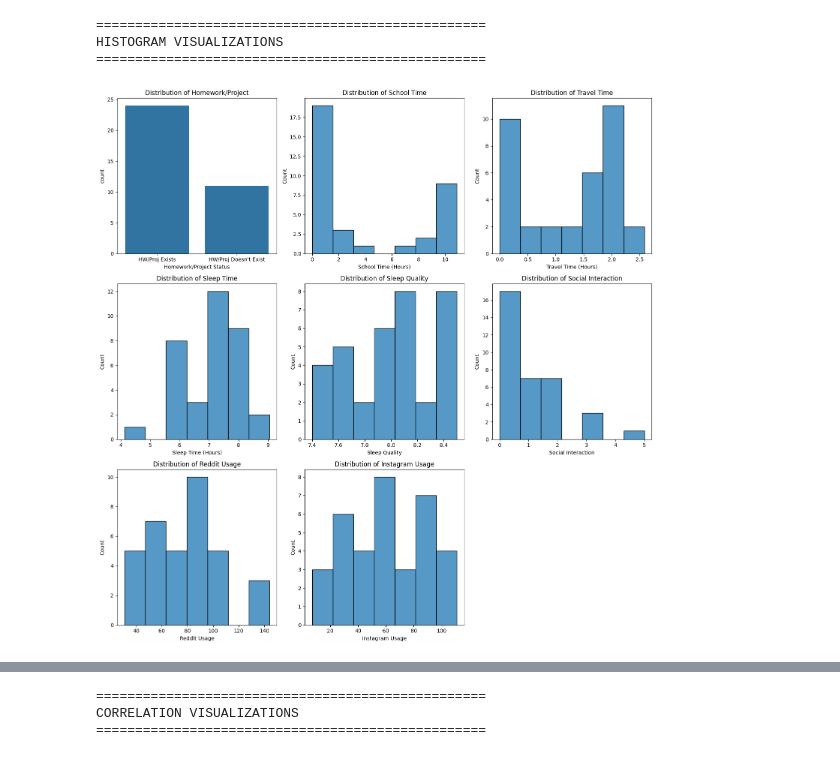
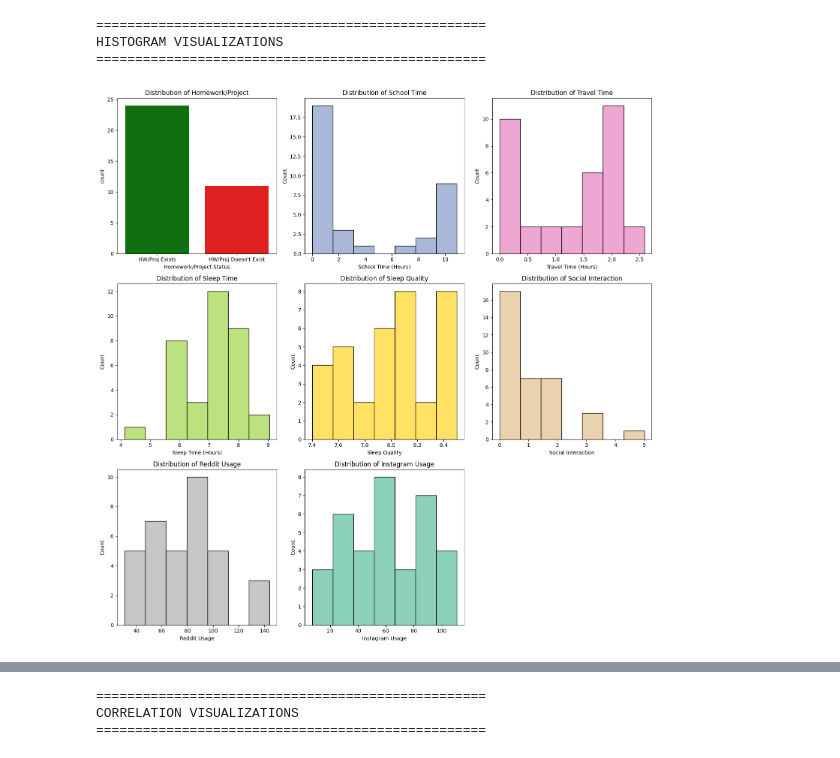
Before and after one commit to EdizKarli/Dsa210-Proj, a Jupyter notebook: dsa210proj.ipynb, the cells around one changed output, grey strips where cells are left out. Saved outputs shown, nothing was run; the diff lists cells and outputs as text; code cells hidden in the pictures.

```diff
--- a/dsa210proj.ipynb
+++ b/dsa210proj.ipynb
@@ -45,37 +45,52 @@ Instagram Usage       0
 # %%
 # HISTOGRAM VISUALIZATIONS
 print("\n" + "="*50)
 print("HISTOGRAM VISUALIZATIONS")
 print("="*50)
 
 # Histograms for numerical columns (excluding Homework/Project)
 numerical_cols = df.select_dtypes(include=['int64', 'float64']).columns
 
+custom_colors = {
+    'HW/Proj Exists': 'green',
+    "HW/Proj Doesn't Exist": 'red'
+}
+
+# Get a color palette for the rest of the distributions
+palette = sns.color_palette("Set2", len(numerical_cols))  # or "tab10"
+
 # Calculate number of rows needed (3 plots per row)
+numerical_cols = df.select_dtypes(include=['int64', 'float64']).columns
 num_cols = len(numerical_cols)
 num_rows = (num_cols + 2) // 3  # Ceiling division
-
+temp_df = pd.DataFrame({'HW/Proj Label': df['Homework/Project'].map({1: 'HW/Proj Exists', 0: "HW/Proj Doesn't Exist"})})
 # Create histograms
-plt.figure(figsize=(15, 5*num_rows))
+plt.figure(figsize=(15, 5 * num_rows))
 for i, col in enumerate(numerical_cols, 1):
     plt.subplot(num_rows, 3, i)
+
     if col in ['School Time', 'Travel Time', 'Sleep Time']:
-        # Create temporary dataframe with hours
-        temp_data = pd.DataFrame({col: df[col]/60})
-        sns.histplot(data=temp_data, x=col)
+        # Convert minutes to hours
+        temp_data = pd.DataFrame({col: df[col] / 60})
+        sns.histplot(data=temp_data, x=col, color=palette[i % len(palette)])
         plt.xlabel(f'{col} (Hours)')
+
     elif col == 'Homework/Project':
+        # Map binary values to labels
         temp_data = df[col].map({1: 'HW/Proj Exists', 0: "HW/Proj Doesn't Exist"})
-        sns.countplot(x=temp_data)
+        sns.countplot(data=temp_df, x='HW/Proj Label', hue='HW/Proj Label', palette=custom_colors, legend=False)
         plt.xlabel('Homework/Project Status')
+
     else:
-        sns.histplot(data=df, x=col)
+        sns.histplot(data=df, x=col, color=palette[i % len(palette)])
+
     plt.title(f'Distribution of {col}')
+
 plt.tight_layout()
 plt.show()
 # %% [output]
 ==================================================
 HISTOGRAM VISUALIZATIONS
 ==================================================
-[figure, old version]
+[figure, new version]
 # %%
```
Also changed, not shown: parts of 5 cells of this notebook.
